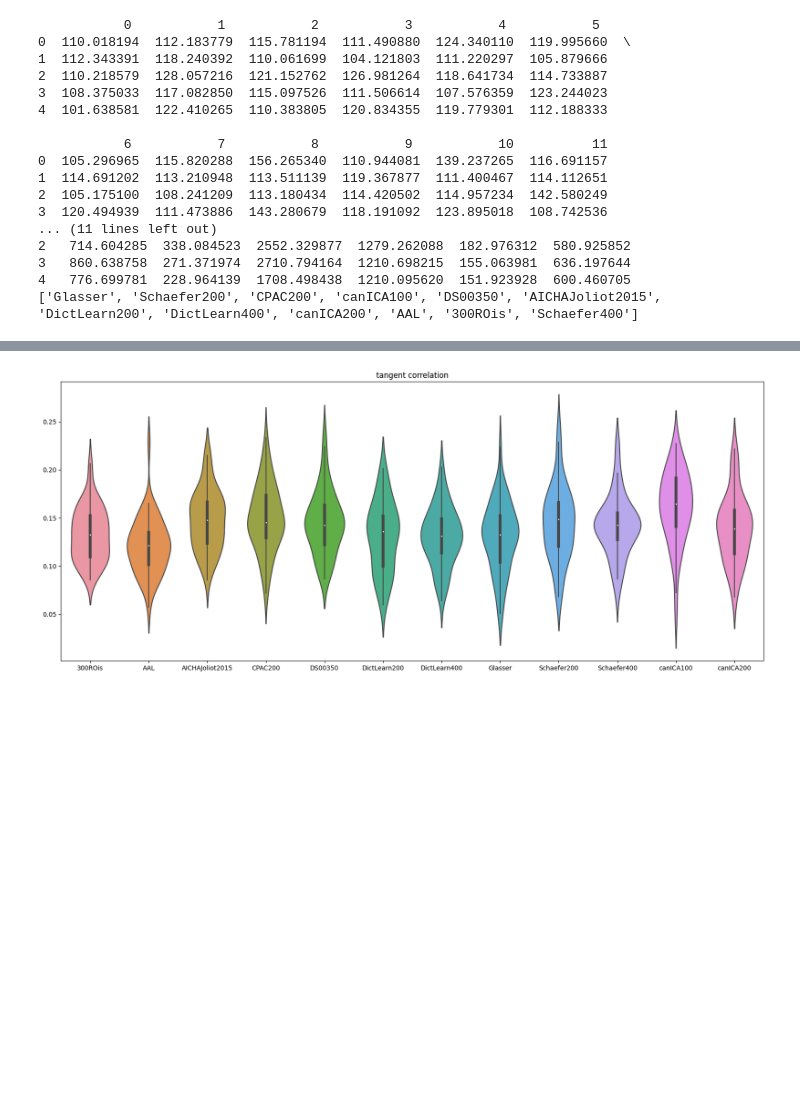
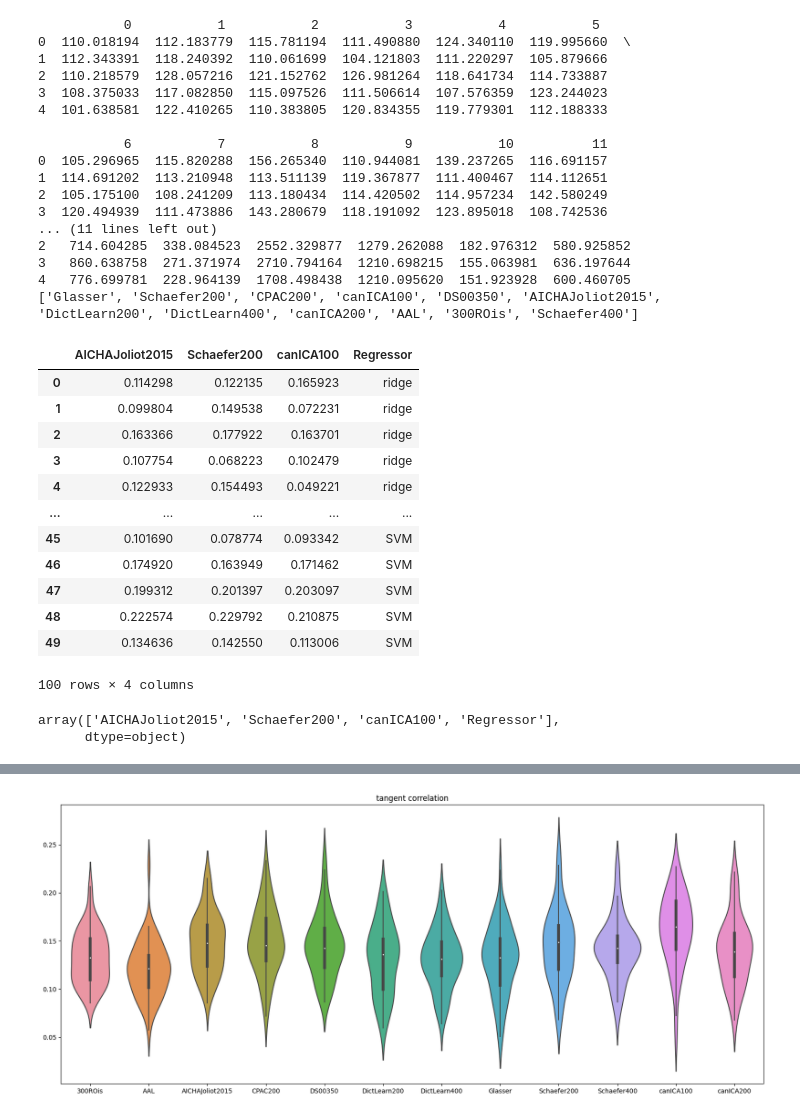
Before and after one commit to samuelheczko/Ridge-Regression-Predictions, a Jupyter notebook: analysis_notebook.ipynb, the cells around one changed output, grey strips where cells are left out. Cells and saved outputs as stored; diff of their text form; code cells hidden in the pictures; blank space fills up the shorter version.

```diff
--- a/analysis_notebook.ipynb
+++ b/analysis_notebook.ipynb
@@ -86,0 +123,26 @@ print([s.split('-')[-1].split('.')[0] for s in tangent_paths_resutls])
+# %%
+#tang_df_ridge.columns = tangent_atlas_names_ridge_2
+#tang_df_svm.columns = tangent_atlas_names_SVR_2
+#tang_df_svm['Regressor'] = 'SVM'
+tang_df_svm
+tang_df_ridge['Regressor'] = 'ridge'
+pd.concat([tang_df_ridge[tang_df_svm.columns],tang_df_svm],axis = 0)
+# %% [output]
+|  | AICHAJoliot2015 | Schaefer200 | canICA100 | Regressor |
+| 0 | 0.114298 | 0.122135 | 0.165923 | ridge |
+| 1 | 0.099804 | 0.149538 | 0.072231 | ridge |
+| 2 | 0.163366 | 0.177922 | 0.163701 | ridge |
+| 3 | 0.107754 | 0.068223 | 0.102479 | ridge |
+| 4 | 0.122933 | 0.154493 | 0.049221 | ridge |
+| ... | ... | ... | ... | ... |
+| 45 | 0.101690 | 0.078774 | 0.093342 | SVM |
+| 46 | 0.174920 | 0.163949 | 0.171462 | SVM |
+| 47 | 0.199312 | 0.201397 | 0.203097 | SVM |
+| 48 | 0.222574 | 0.229792 | 0.210875 | SVM |
+| 49 | 0.134636 | 0.142550 | 0.113006 | SVM |
+100 rows × 4 columns
+# %%
+tang_df_svm.columns.values
+# %% [output]
+array(['AICHAJoliot2015', 'Schaefer200', 'canICA100', 'Regressor'],
+      dtype=object)
```
Also changed, not shown: parts of 10 cells of this notebook.
